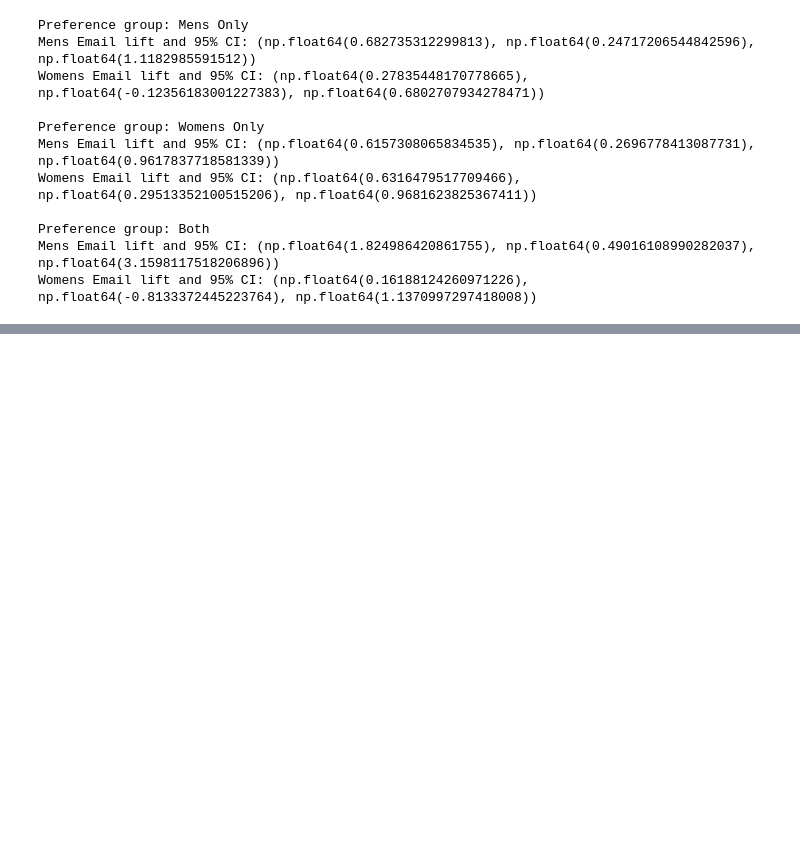
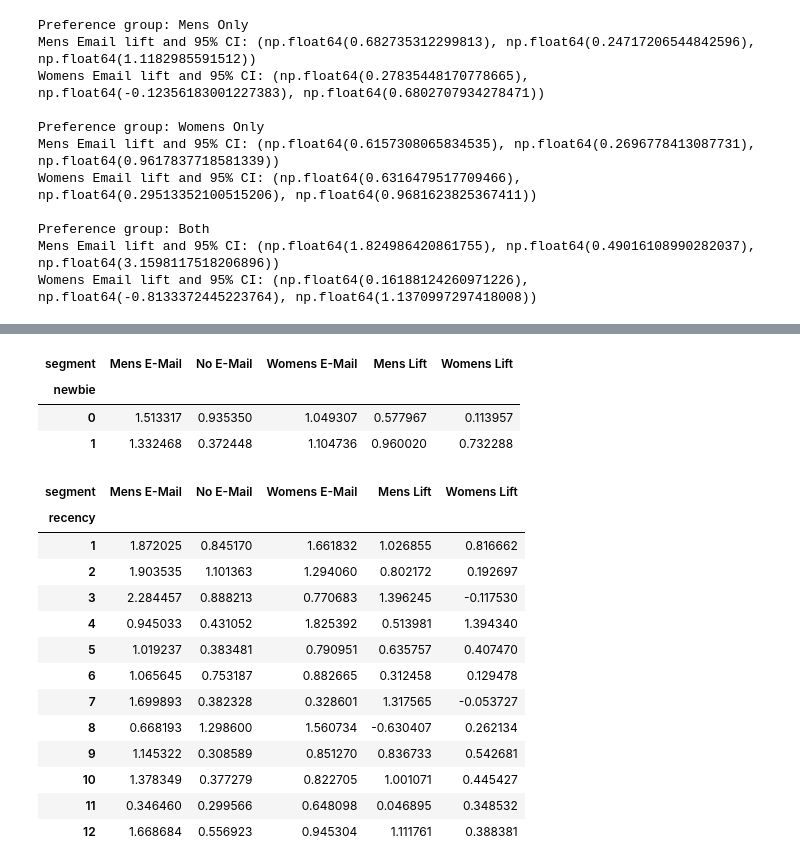
Before and after one commit to AmeyaAstro/marketing-incrementality-platform, a Jupyter notebook: notebooks/01_data_understanding.ipynb, the cells around one changed output, grey strips where cells are left out. Cells and saved outputs as stored; diff of their text form; code cells hidden in the pictures; blank space fills up the shorter version.

```diff
--- a/notebooks/01_data_understanding.ipynb
+++ b/notebooks/01_data_understanding.ipynb
@@ -563,0 +591,66 @@ Womens Email lift and 95% CI: (np.float64(0.16188124260971226), np.float64(-0.81
+# %%
+# Compare average spend by whether the customer is new or existing.
+# newbie = 1 means a newer customer
+# newbie = 0 means an existing customer
+
+newbie_spend = (
+    df.groupby(["newbie", "segment"])["spend"]
+      .mean()
+      .unstack()
+)
+
+# Calculate treatment lift relative to No Email.
+
+newbie_spend["Mens Lift"] = (
+    newbie_spend["Mens E-Mail"] - newbie_spend["No E-Mail"]
+)
+
+newbie_spend["Womens Lift"] = (
+    newbie_spend["Womens E-Mail"] - newbie_spend["No E-Mail"]
+)
+
+newbie_spend
+# %% [output]
+| segment | Mens E-Mail | No E-Mail | Womens E-Mail | Mens Lift | Womens Lift |
+| newbie |  |  |  |  |  |
+| 0 | 1.513317 | 0.935350 | 1.049307 | 0.577967 | 0.113957 |
+| 1 | 1.332468 | 0.372448 | 1.104736 | 0.960020 | 0.732288 |
+# %%
+# Group customers by recency:
+# recency = number of months since their last purchase.
+#
+# We want to see whether customers who purchased recently
+# react differently from customers who have been inactive longer.
+
+recency_spend = (
+    df.groupby(["recency", "segment"])["spend"]
+      .mean()
+      .unstack()
+)
+
+# Calculate incremental spend relative to No Email.
+
+recency_spend["Mens Lift"] = (
+    recency_spend["Mens E-Mail"] - recency_spend["No E-Mail"]
+)
+
+recency_spend["Womens Lift"] = (
+    recency_spend["Womens E-Mail"] - recency_spend["No E-Mail"]
+)
+
+recency_spend
+# %% [output]
+| segment | Mens E-Mail | No E-Mail | Womens E-Mail | Mens Lift | Womens Lift |
+| recency |  |  |  |  |  |
+| 1 | 1.872025 | 0.845170 | 1.661832 | 1.026855 | 0.816662 |
+| 2 | 1.903535 | 1.101363 | 1.294060 | 0.802172 | 0.192697 |
+| 3 | 2.284457 | 0.888213 | 0.770683 | 1.396245 | -0.117530 |
+| 4 | 0.945033 | 0.431052 | 1.825392 | 0.513981 | 1.394340 |
+| 5 | 1.019237 | 0.383481 | 0.790951 | 0.635757 | 0.407470 |
+| 6 | 1.065645 | 0.753187 | 0.882665 | 0.312458 | 0.129478 |
+| 7 | 1.699893 | 0.382328 | 0.328601 | 1.317565 | -0.053727 |
+| 8 | 0.668193 | 1.298600 | 1.560734 | -0.630407 | 0.262134 |
+| 9 | 1.145322 | 0.308589 | 0.851270 | 0.836733 | 0.542681 |
+| 10 | 1.378349 | 0.377279 | 0.822705 | 1.001071 | 0.445427 |
+| 11 | 0.346460 | 0.299566 | 0.648098 | 0.046895 | 0.348532 |
+| 12 | 1.668684 | 0.556923 | 0.945304 | 1.111761 | 0.388381 |
```
Also changed, not shown: parts of 7 cells of this notebook.
